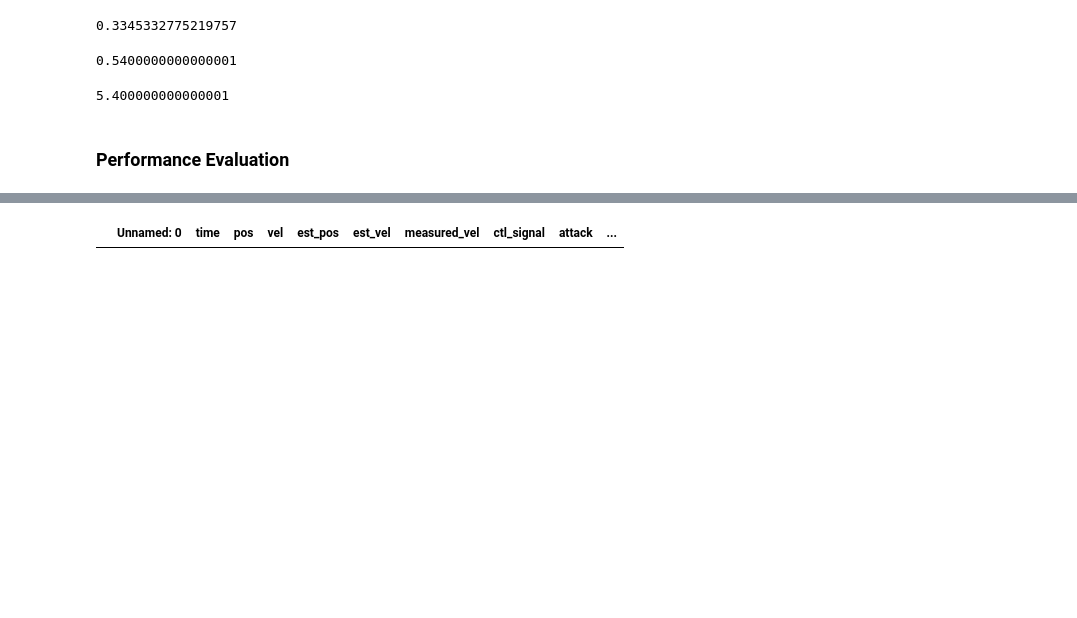
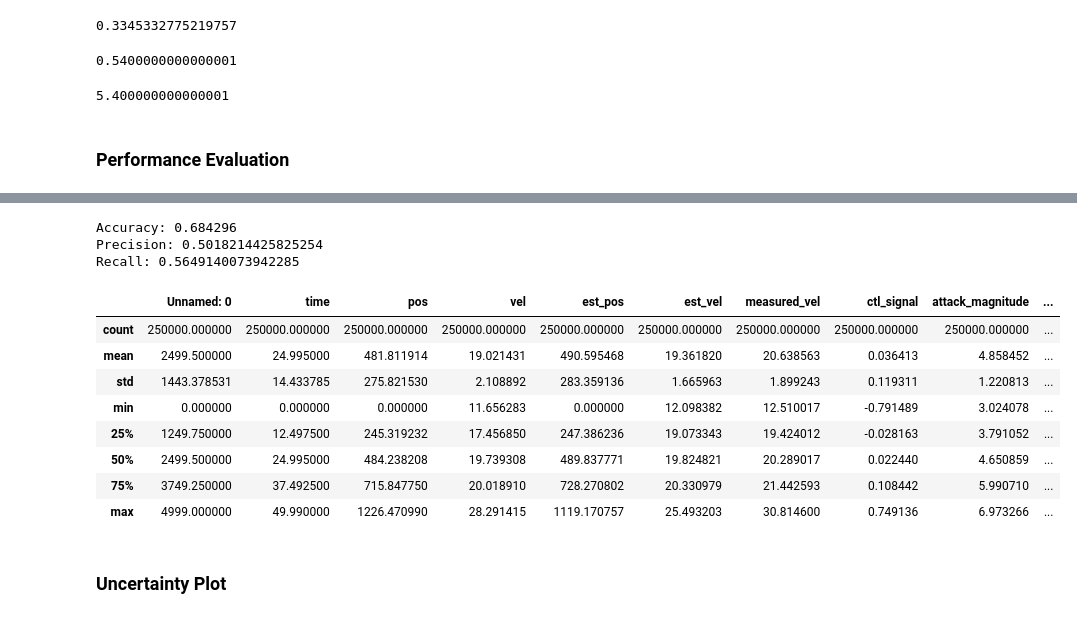
Before and after one commit to axel99andersson/control-systems-lib, a Jupyter notebook: eda.ipynb, the cells around one changed output, grey strips where cells are left out. Drawn from its saved outputs; the diff is of its cells as text; code cells hidden in the pictures; blank space fills up the shorter version.

```diff
--- a/eda.ipynb
+++ b/eda.ipynb
@@ -568,6 +569,3 @@ rec_df.head()
-# %%
-temp = rec_df.copy()
-rec_df = rec_df[(rec_df.attack_magnitude <= 5.2) | (rec_df.attack_magnitude > 5.3)]
 # %%
 rec_df['reference_vel'] = 20
 rec_df['control_error'] = rec_df['reference_vel'] - rec_df['vel']
@@ -639,4 +606,22 @@ Recall: 0.4749539845091475
-# %%
-no_rec_df[no_rec_df.vel < 0]
-# %% [output]
-|  | Unnamed: 0 | time | pos | vel | est_pos | est_vel | measured_vel | ctl_signal | attack | ... |
+# %%
+print(f"Accuracy: {accuracy_score(rec_df_c.attack, rec_df_c.attack_pred)}")
+print(f"Precision: {precision_score(rec_df_c.attack, rec_df_c.attack_pred)}")
+print(f"Recall: {recall_score(rec_df_c.attack, rec_df_c.attack_pred)}")
+# %% [output]
+Accuracy: 0.684296
+Precision: 0.5018214425825254
+Recall: 0.5649140073942285
+# %%
+rec_df.describe()
+# %% [output]
+|  | Unnamed: 0 | time | pos | vel | est_pos | est_vel | measured_vel | ctl_signal | attack_magnitude | ... |
+| count | 250000.000000 | 250000.000000 | 250000.000000 | 250000.000000 | 250000.000000 | 250000.000000 | 250000.000000 | 250000.000000 | 250000.000000 | ... |
+| mean | 2499.500000 | 24.995000 | 481.811914 | 19.021431 | 490.595468 | 19.361820 | 20.638563 | 0.036413 | 4.858452 | ... |
+| std | 1443.378531 | 14.433785 | 275.821530 | 2.108892 | 283.359136 | 1.665963 | 1.899243 | 0.119311 | 1.220813 | ... |
+| min | 0.000000 | 0.000000 | 0.000000 | 11.656283 | 0.000000 | 12.098382 | 12.510017 | -0.791489 | 3.024078 | ... |
+| 25% | 1249.750000 | 12.497500 | 245.319232 | 17.456850 | 247.386236 | 19.073343 | 19.424012 | -0.028163 | 3.791052 | ... |
+| 50% | 2499.500000 | 24.995000 | 484.238208 | 19.739308 | 489.837771 | 19.824821 | 20.289017 | 0.022440 | 4.650859 | ... |
+| 75% | 3749.250000 | 37.492500 | 715.847750 | 20.018910 | 728.270802 | 20.330979 | 21.442593 | 0.108442 | 5.990710 | ... |
+| max | 4999.000000 | 49.990000 | 1226.470990 | 28.291415 | 1119.170757 | 25.493203 | 30.814600 | 0.749136 | 6.973266 | ... |
+# %% [markdown]
+### Uncertainty Plot
```
Also changed, not shown: parts of 14 cells of this notebook, 2 other files.
